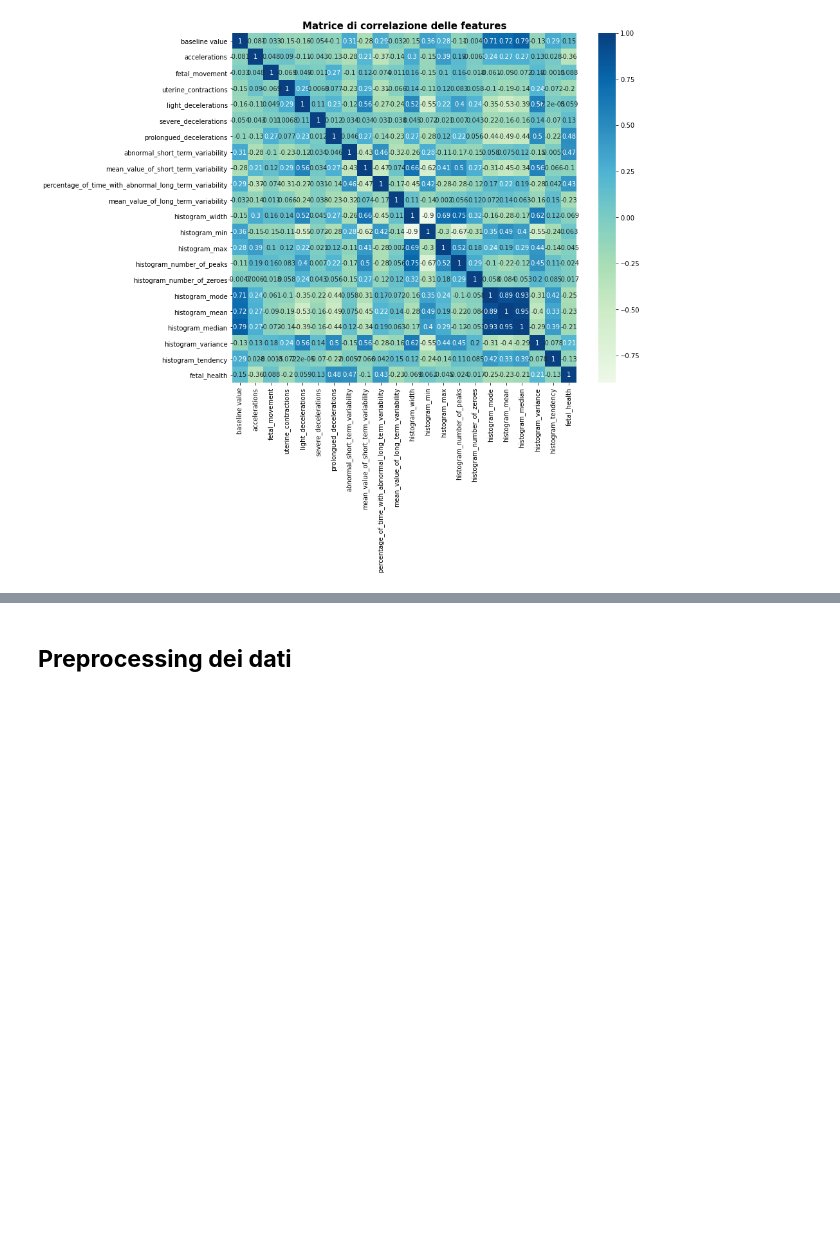
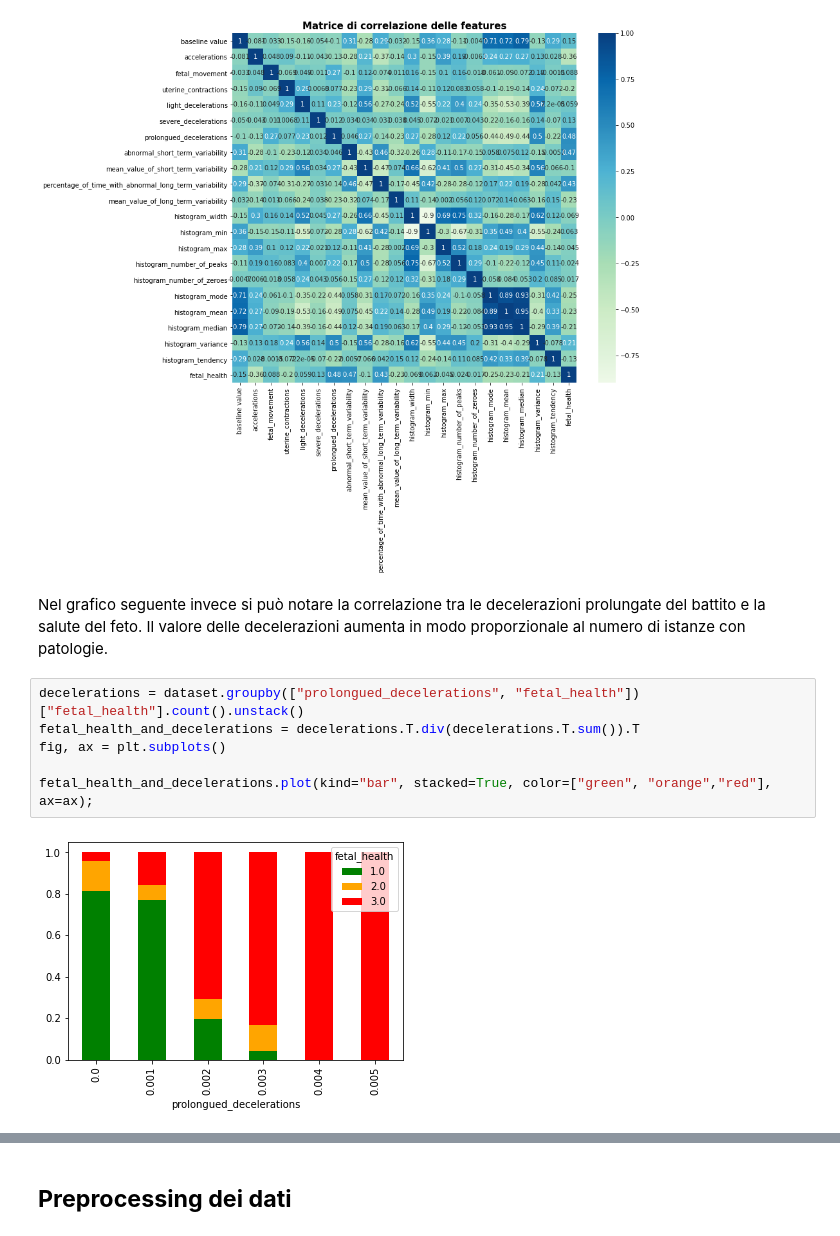
Before and after one commit to andrea-acampora/Data_Intensive_Project, a Jupyter notebook: Progetto_Data_Intensive.ipynb, the cells around one changed output, grey strips where cells are left out. Saved outputs shown, nothing was run; the diff lists cells and outputs as text; blank space fills up the shorter version.

```diff
--- a/Progetto_Data_Intensive.ipynb
+++ b/Progetto_Data_Intensive.ipynb
@@ -160,3 +165,14 @@ sns.heatmap(correlation_matrix,annot=True, cmap="GnBu", center=0);
 # %% [output]
 [figure]
 [figure]
+# %% [markdown]
+Nel grafico seguente invece si può notare la correlazione tra le decelerazioni prolungate del battito e la salute del feto.
+Il valore delle decelerazioni aumenta in modo proporzionale al numero di istanze con patologie.
+# %%
+decelerations = dataset.groupby(["prolongued_decelerations", "fetal_health"])["fetal_health"].count().unstack()
+fetal_health_and_decelerations = decelerations.T.div(decelerations.T.sum()).T
+fig, ax = plt.subplots()
+
+fetal_health_and_decelerations.plot(kind="bar", stacked=True, color=["green", "orange","red"], ax=ax);
+# %% [output]
+[figure, added]
```
Also changed, not shown: parts of 52 cells of this notebook.
